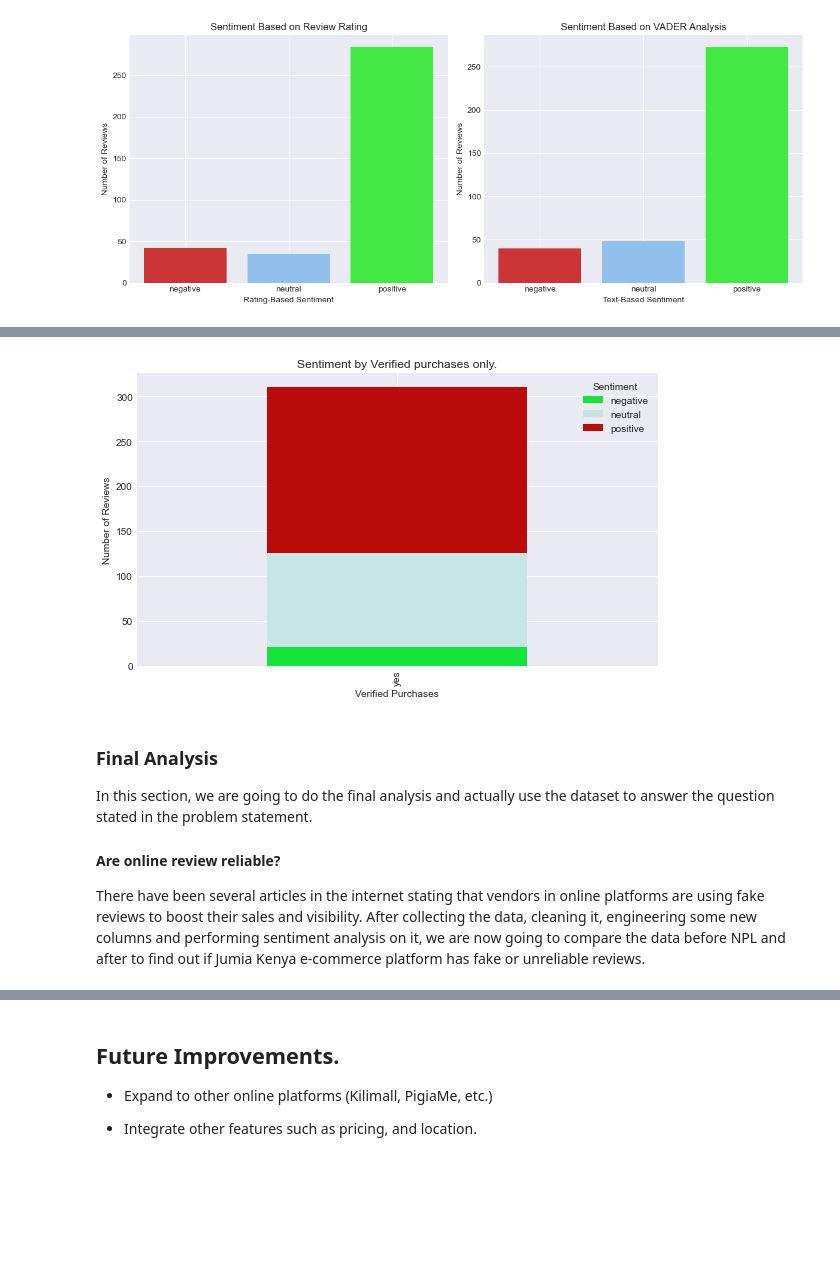
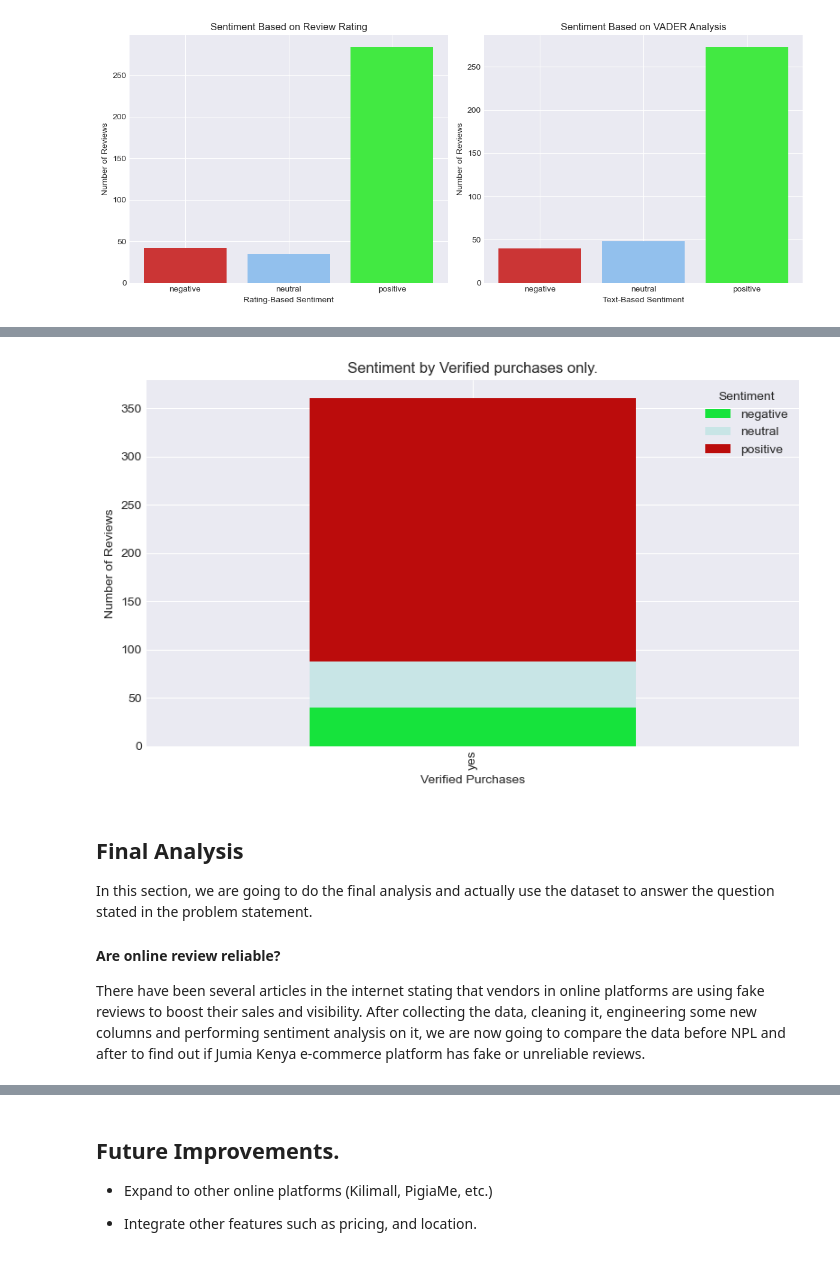
Before and after one commit to Assesa44/Kenya-Ecommerce-Reviews, a Jupyter notebook: Notebooks/analysis.ipynb, the cells around one changed output, grey strips where cells are left out. Drawn from its saved outputs; the diff is of its cells as text; code cells hidden in the pictures; blank space fills up the shorter version.

```diff
--- a/Notebooks/analysis.ipynb
+++ b/Notebooks/analysis.ipynb
@@ -795,20 +810,20 @@ plt.show()
 We are looking to uncover the distribution of the sentiments in verified purchases.
 # %%
-# Prepare dat for plotting.
-verified_sentiment = pd.crosstab(reviews['verified'], reviews['sentiment'])
+# Prepare data for plotting.
+verified_sentiment = pd.crosstab(vader_data['verified'], vader_data['vader_sentiment'])
 
 # Plot sentiments by Verified purchases only.
 verified_sentiment.plot.bar(stacked= True, color=colors, figsize= (8,5))
 plt.title('Sentiment by Verified purchases only.')
 plt.xlabel('Verified Purchases')
 plt.ylabel('Number of Reviews')
 plt.legend(title= 'Sentiment')
 plt.tight_layout()
 plt.show()
 # %% [output]
-[figure, old version]
+[figure, new version]
 # %% [markdown]
-### Final Analysis
+## **Final Analysis**
 In this section, we are going to do the final analysis and actually use the dataset to answer the question stated in the problem statement.
 
 #### Are online review reliable?
```
Also changed, not shown: parts of 24 cells of this notebook.
